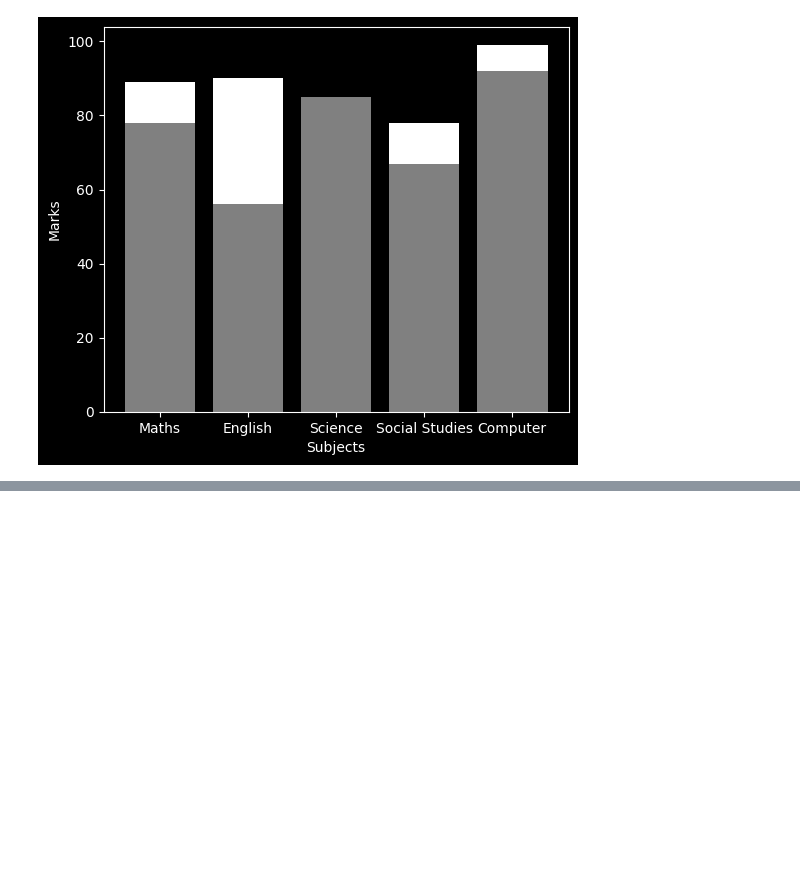
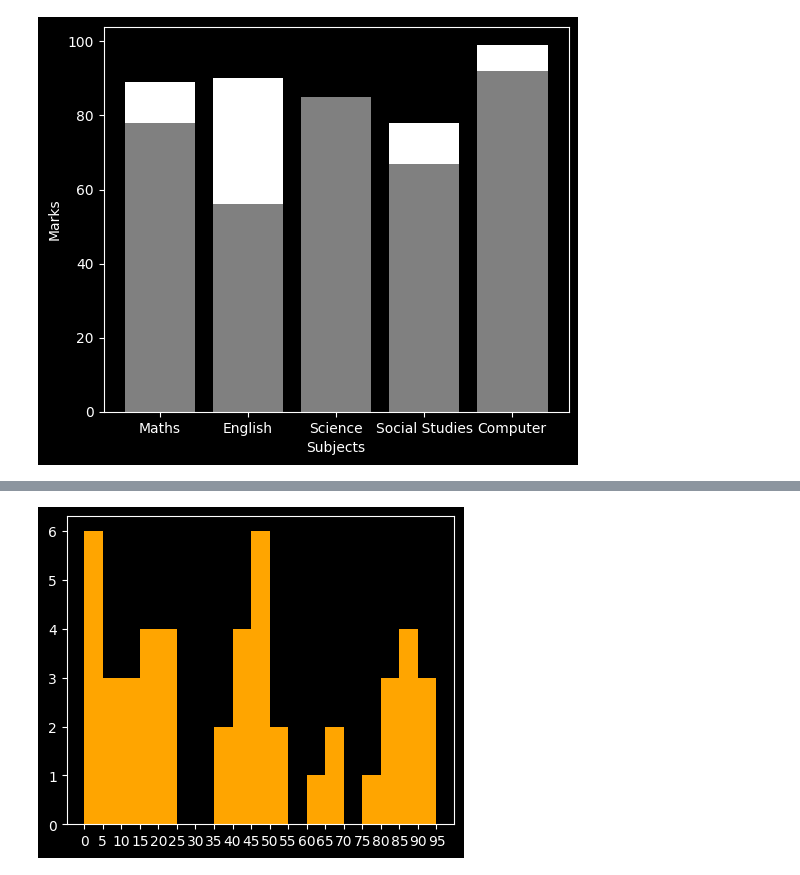
Before and after one commit to tusharmaurya267/Python_basic, a Jupyter notebook: Matplotlib_&_Seaborn.ipynb, the cells around one changed output, grey strips where cells are left out. Cells and saved outputs as stored; diff of their text form; code cells hidden in the pictures; blank space fills up the shorter version.

```diff
--- a/Matplotlib_&_Seaborn.ipynb
+++ b/Matplotlib_&_Seaborn.ipynb
@@ -137,0 +196,9 @@ plt.show()
+# %%
+bins = np.arange(0,100,5)
+plt.figure(figsize = (5,4))
+
+plt.hist(marks_of_50_students , bins=bins , color = "orange")
+plt.xticks(np.arange(0,100,5))
+plt.show()
+# %% [output]
+[figure, added]
```
Also changed, not shown: parts of 9 cells of this notebook.
